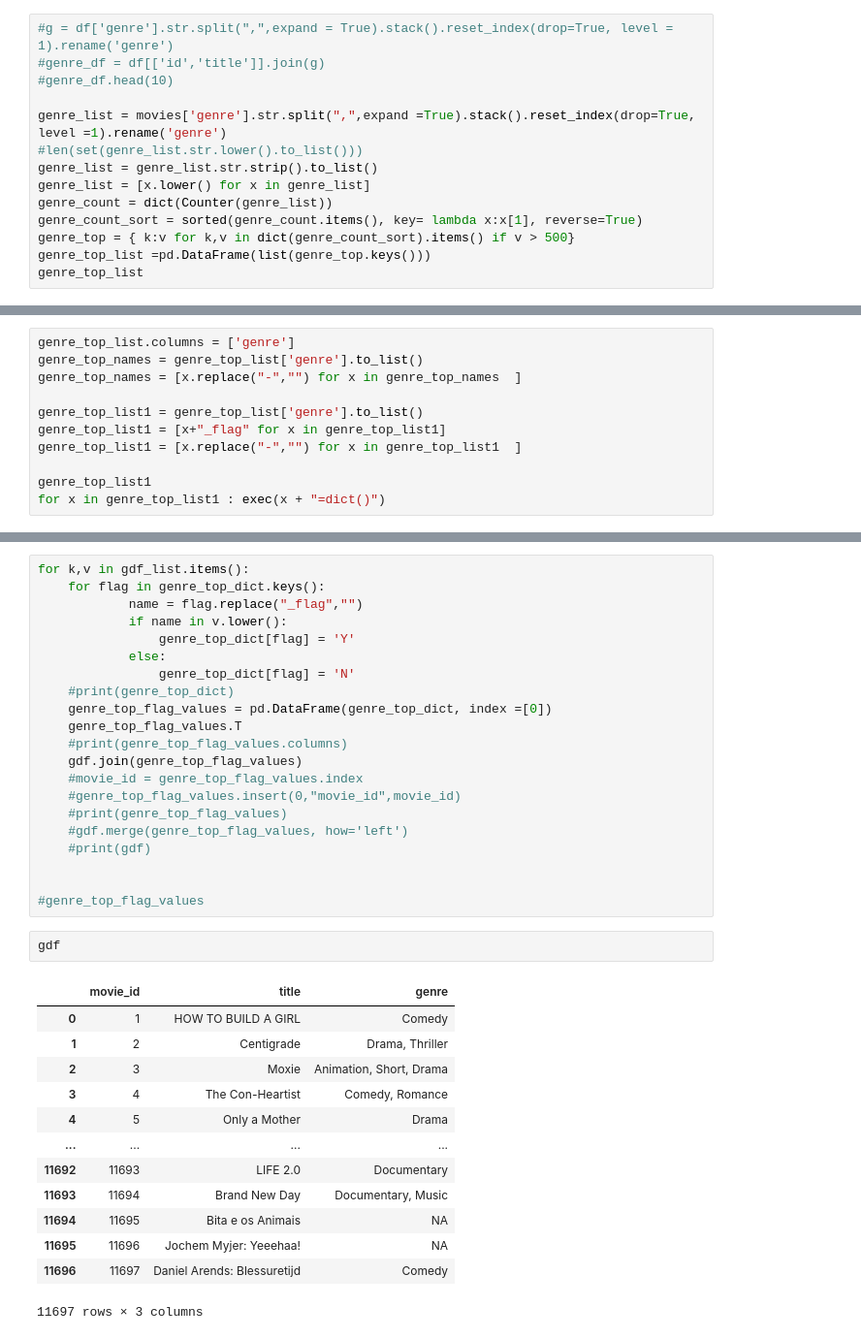
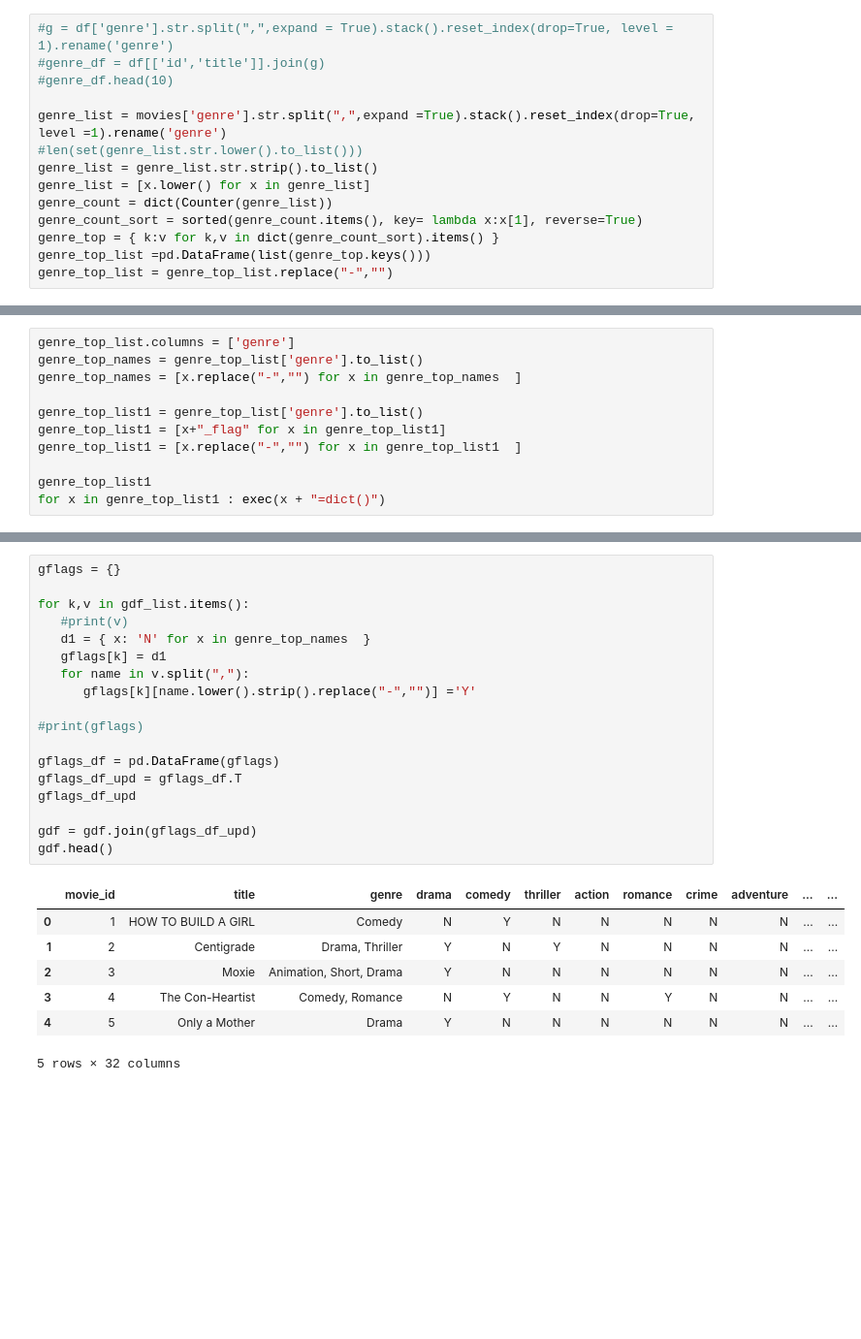
Before and after one commit to sowmyk92/flight, a Jupyter notebook: case/start.ipynb, the cells around one changed output, grey strips where cells are left out. Shown: that part at 97% size. Saved outputs shown, nothing was run; the diff lists cells and outputs as text; blank space fills up the shorter version.

Commit message:
genre flag

```diff
--- a/case/start.ipynb
+++ b/case/start.ipynb
@@ -142,6 +142,6 @@ genre_list = genre_list.str.strip().to_list()
 genre_list = [x.lower() for x in genre_list]
 genre_count = dict(Counter(genre_list))
 genre_count_sort = sorted(genre_count.items(), key= lambda x:x[1], reverse=True)
-genre_top = { k:v for k,v in dict(genre_count_sort).items() if v > 500}
+genre_top = { k:v for k,v in dict(genre_count_sort).items() }
 genre_top_list =pd.DataFrame(list(genre_top.keys()))
-genre_top_list
+genre_top_list = genre_top_list.replace("-","")
@@ -280,37 +246,26 @@ gdf.head()
-# %%
-for k,v in gdf_list.items():
-    for flag in genre_top_dict.keys():
-            name = flag.replace("_flag","")
-            if name in v.lower():
-                genre_top_dict[flag] = 'Y'
-            else:
-                genre_top_dict[flag] = 'N'
-    #print(genre_top_dict)
-    genre_top_flag_values = pd.DataFrame(genre_top_dict, index =[0])
-    genre_top_flag_values.T
-    #print(genre_top_flag_values.columns)
-    gdf.join(genre_top_flag_values)
-    #movie_id = genre_top_flag_values.index
-    #genre_top_flag_values.insert(0,"movie_id",movie_id)
-    #print(genre_top_flag_values)
-    #gdf.merge(genre_top_flag_values, how='left')
-    #print(gdf)
-
-
-#genre_top_flag_values
-# %%
-gdf
-# %% [output]
-|  | movie_id | title | genre |
-| 0 | 1 | HOW TO BUILD A GIRL | Comedy |
-| 1 | 2 | Centigrade | Drama, Thriller |
-| 2 | 3 | Moxie | Animation, Short, Drama |
-| 3 | 4 | The Con-Heartist | Comedy, Romance |
-| 4 | 5 | Only a Mother | Drama |
-| ... | ... | ... | ... |
-| 11692 | 11693 | LIFE 2.0 | Documentary |
-| 11693 | 11694 | Brand New Day | Documentary, Music |
-| 11694 | 11695 | Bita e os Animais | NA |
-| 11695 | 11696 | Jochem Myjer: Yeeehaa! | NA |
-| 11696 | 11697 | Daniel Arends: Blessuretijd | Comedy |
-11697 rows × 3 columns
+# %%
+gflags = {}
+
+for k,v in gdf_list.items():
+   #print(v)
+   d1 = { x: 'N' for x in genre_top_names  }
+   gflags[k] = d1
+   for name in v.split(","):
+      gflags[k][name.lower().strip().replace("-","")] ='Y'
+
+#print(gflags)
+
+gflags_df = pd.DataFrame(gflags)
+gflags_df_upd = gflags_df.T
+gflags_df_upd
+
+gdf = gdf.join(gflags_df_upd)
+gdf.head()
+# %% [output]
+|  | movie_id | title | genre | drama | comedy | thriller | action | romance | crime | adventure | ... | ... |
+| 0 | 1 | HOW TO BUILD A GIRL | Comedy | N | Y | N | N | N | N | N | ... | ... |
+| 1 | 2 | Centigrade | Drama, Thriller | Y | N | Y | N | N | N | N | ... | ... |
+| 2 | 3 | Moxie | Animation, Short, Drama | Y | N | N | N | N | N | N | ... | ... |
+| 3 | 4 | The Con-Heartist | Comedy, Romance | N | Y | N | N | Y | N | N | ... | ... |
+| 4 | 5 | Only a Mother | Drama | Y | N | N | N | N | N | N | ... | ... |
+5 rows × 32 columns
```
Also changed, not shown: parts of 5 cells of this notebook.
